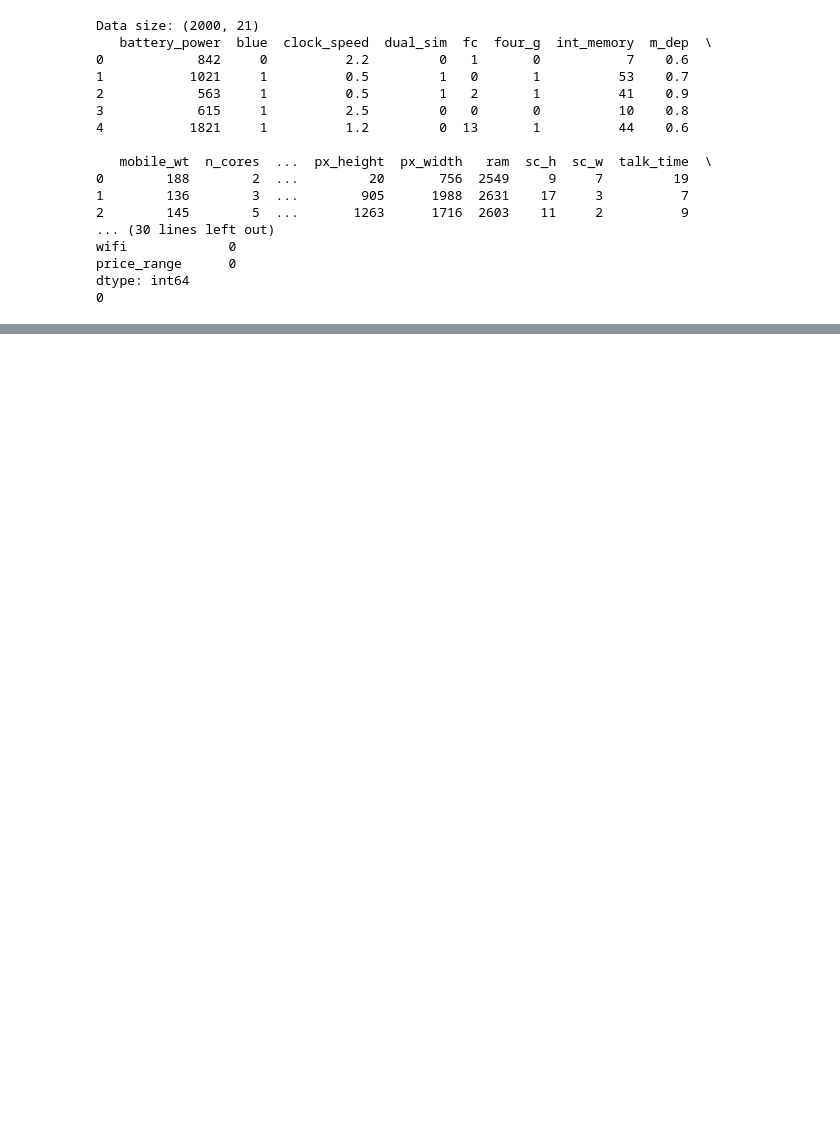
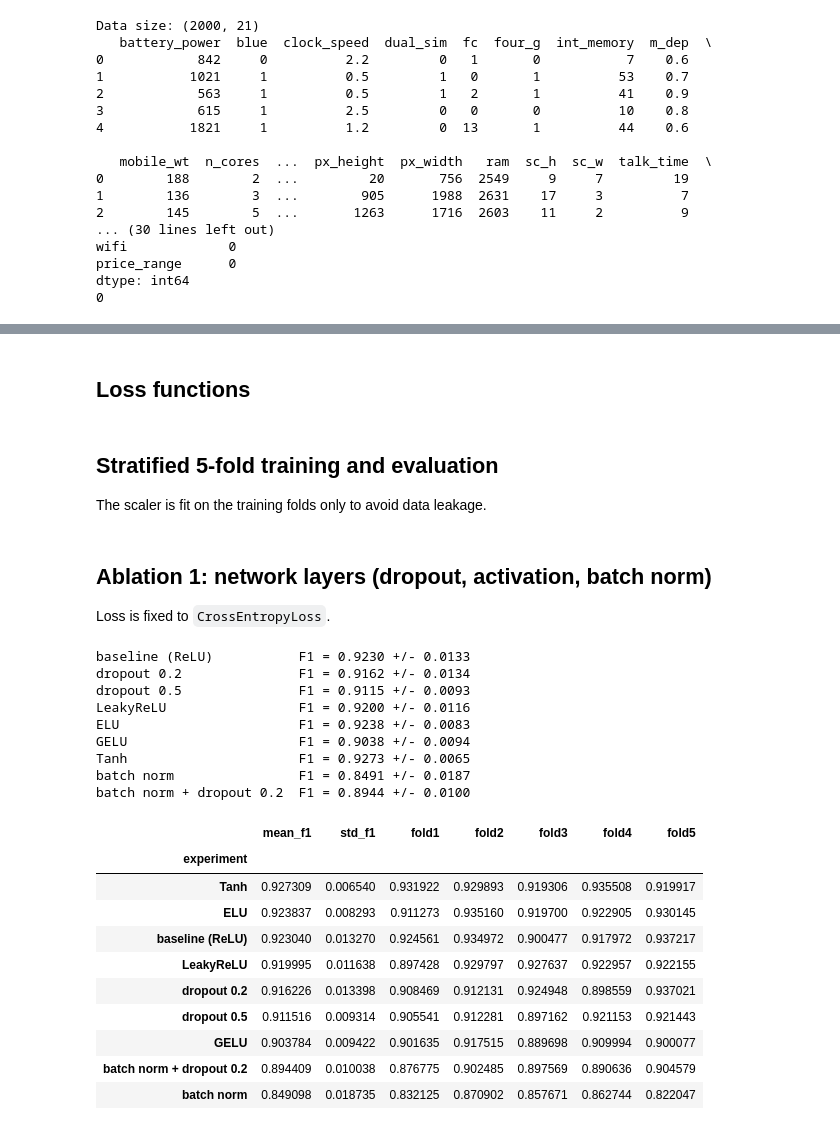
Before and after one commit to yusufimantaka/mobile-price-range-classification, a Jupyter notebook: nn.ipynb, the cells around one changed output, grey strips where cells are left out. Drawn from its saved outputs; the diff is of its cells as text; code cells hidden in the pictures; blank space fills up the shorter version.

```diff
--- a/nn.ipynb
+++ b/nn.ipynb
@@ -73,0 +56,22 @@ class Classifier(nn.Module):
+# %%
+class Classifier(nn.Module):
+    def __init__(self, input_size, output_size, hidden_sizes=(512, 256, 128, 64),
+                 activation=nn.ReLU, dropout=0.0, batch_norm=False):
+        super().__init__()
+        layers = []
+        in_size = input_size
+        for h in hidden_sizes:
+            layers.append(nn.Linear(in_size, h))
+            if batch_norm:
+                layers.append(nn.BatchNorm1d(h))
+            layers.append(activation())
+            if dropout > 0:
+                layers.append(nn.Dropout(dropout))
+            in_size = h
+        layers.append(nn.Linear(in_size, output_size))
+        self.model = nn.Sequential(*layers)
+
+    def forward(self, x):
+        return self.model(x)
+# %% [markdown]
+## Loss functions
@@ -73,0 +95,3 @@ class Classifier(nn.Module):
+# %% [markdown]
+## Stratified 5-fold training and evaluation
+The scaler is fit on the training folds only to avoid data leakage.
@@ -73,0 +146,39 @@ class Classifier(nn.Module):
+# %% [markdown]
+## Ablation 1: network layers (dropout, activation, batch norm)
+Loss is fixed to `CrossEntropyLoss`.
+# %%
+layer_experiments = {
+    'baseline (ReLU)':    ({}, nn.CrossEntropyLoss),
+    'dropout 0.2':        ({'dropout': 0.2}, nn.CrossEntropyLoss),
+    'dropout 0.5':        ({'dropout': 0.5}, nn.CrossEntropyLoss),
+    'LeakyReLU':          ({'activation': nn.LeakyReLU}, nn.CrossEntropyLoss),
+    'ELU':                ({'activation': nn.ELU}, nn.CrossEntropyLoss),
+    'GELU':               ({'activation': nn.GELU}, nn.CrossEntropyLoss),
+    'Tanh':               ({'activation': nn.Tanh}, nn.CrossEntropyLoss),
+    'batch norm':         ({'batch_norm': True}, nn.CrossEntropyLoss),
+    'batch norm + dropout 0.2': ({'batch_norm': True, 'dropout': 0.2}, nn.CrossEntropyLoss),
+}
+
+layer_results = run_ablation(layer_experiments)
+layer_results
+# %% [output]
+baseline (ReLU)           F1 = 0.9230 +/- 0.0133
+dropout 0.2               F1 = 0.9162 +/- 0.0134
+dropout 0.5               F1 = 0.9115 +/- 0.0093
+LeakyReLU                 F1 = 0.9200 +/- 0.0116
+ELU                       F1 = 0.9238 +/- 0.0083
+GELU                      F1 = 0.9038 +/- 0.0094
+Tanh                      F1 = 0.9273 +/- 0.0065
+batch norm                F1 = 0.8491 +/- 0.0187
+batch norm + dropout 0.2  F1 = 0.8944 +/- 0.0100
+|  | mean_f1 | std_f1 | fold1 | fold2 | fold3 | fold4 | fold5 |
+| experiment |  |  |  |  |  |  |  |
+| Tanh | 0.927309 | 0.006540 | 0.931922 | 0.929893 | 0.919306 | 0.935508 | 0.919917 |
+| ELU | 0.923837 | 0.008293 | 0.911273 | 0.935160 | 0.919700 | 0.922905 | 0.930145 |
+| baseline (ReLU) | 0.923040 | 0.013270 | 0.924561 | 0.934972 | 0.900477 | 0.917972 | 0.937217 |
+| LeakyReLU | 0.919995 | 0.011638 | 0.897428 | 0.929797 | 0.927637 | 0.922957 | 0.922155 |
+| dropout 0.2 | 0.916226 | 0.013398 | 0.908469 | 0.912131 | 0.924948 | 0.898559 | 0.937021 |
+| dropout 0.5 | 0.911516 | 0.009314 | 0.905541 | 0.912281 | 0.897162 | 0.921153 | 0.921443 |
+| GELU | 0.903784 | 0.009422 | 0.901635 | 0.917515 | 0.889698 | 0.909994 | 0.900077 |
+| batch norm + dropout 0.2 | 0.894409 | 0.010038 | 0.876775 | 0.902485 | 0.897569 | 0.890636 | 0.904579 |
+| batch norm | 0.849098 | 0.018735 | 0.832125 | 0.870902 | 0.857671 | 0.862744 | 0.822047 |
```
Also changed, not shown: parts of 16 cells of this notebook, 6 other files.
